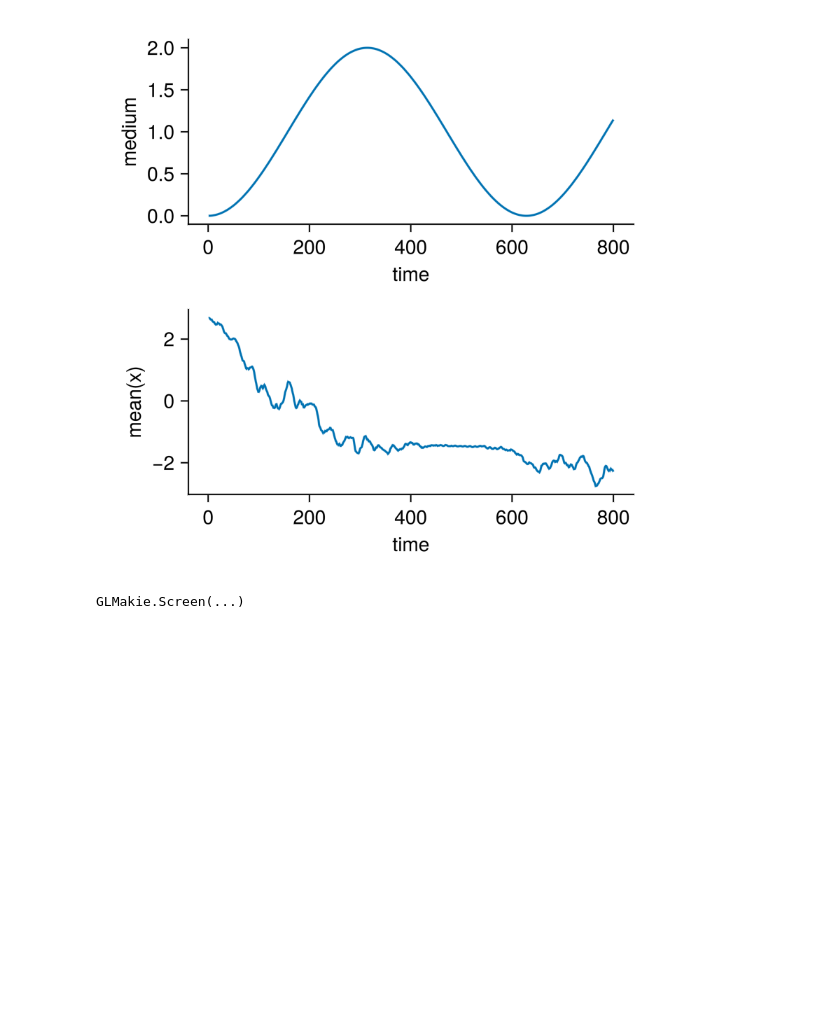
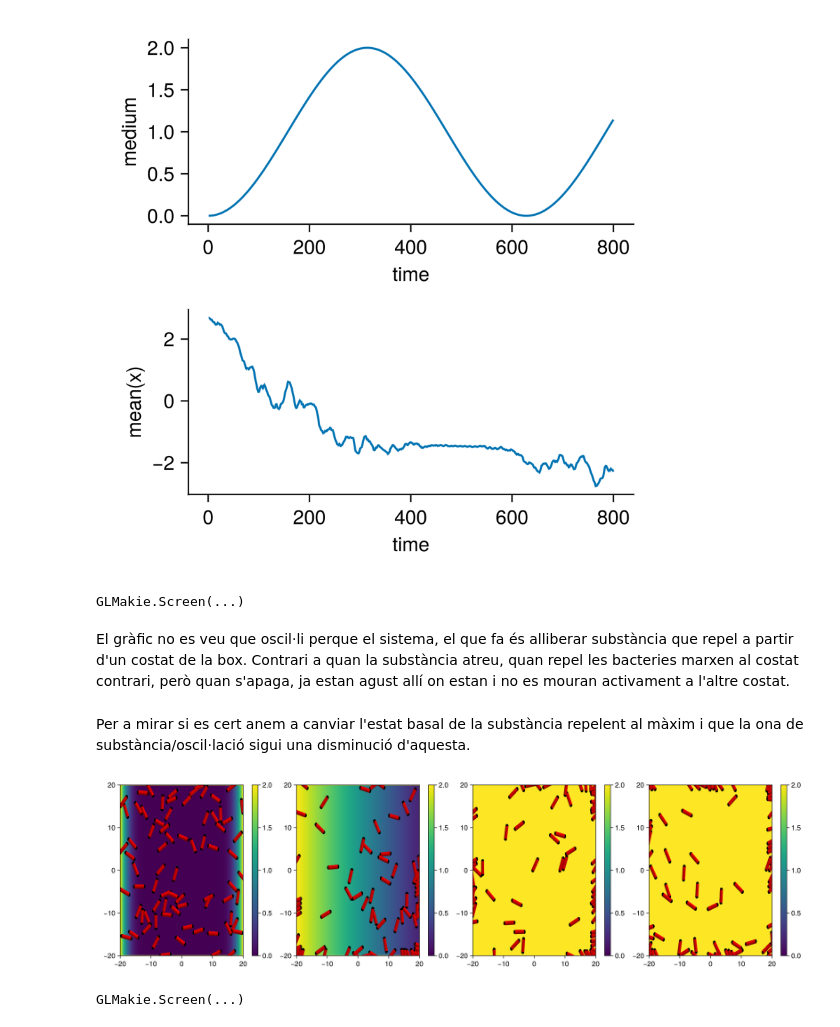
Before and after one commit to jmarib/CellBasedModels.jl, a Jupyter notebook: examples/chemorepellant_osci.ipynb, the cells around one changed output. Saved outputs shown, nothing was run; the diff lists cells and outputs as text; code cells hidden in the pictures; blank space fills up the shorter version.

```diff
--- a/examples/chemorepellant_osci.ipynb
+++ b/examples/chemorepellant_osci.ipynb
@@ -512,3 +512,7 @@ display(fig)
 # %% [output]
 [figure]
 GLMakie.Screen(...)
+# %% [markdown]
+El gràfic no es veu que oscil·li perque el sistema, el que fa és alliberar substància que repel a partir d'un costat de la box. Contrari a quan la substància atreu, quan repel les bacteries marxen al costat contrari, però quan s'apaga, ja estan agust allí on estan i no es mouran activament a l'altre costat.
+# %% [markdown]
+Per a mirar si es cert anem a canviar l'estat basal de la substància repelent al màxim i que la ona de substància/oscil·lació sigui una disminució d'aquesta.
@@ -514,0 +671,39 @@ GLMakie.Screen(...)
+# %%
+fig = Figure(size=(1800,400))
+
+for (j,i) in enumerate(1:round(Int,length(com)/4):length(com))
+    begin
+        d = getParameter(com,[:x,:y,:d,:l,:theta,:pressure,:mm])
+
+        ax = Axis(fig[1,2*j-1])
+
+        m = heatmap!(ax,
+                range(com.simBox[1,1],com.simBox[1,2],length=size(com.mm)[1]),
+                range(com.simBox[2,1],com.simBox[2,2],length=size(com.mm)[1]),
+                d[:mm][i],
+                colorrange=(0,2.)
+            )
+
+        xlims!(com.simBox[1,:]...)
+        ylims!(com.simBox[2,:]...)
+
+        x = Observable(d[:x][i])
+        y = Observable(d[:y][i])
+        xs1 = Observable(d[:x][i]+d[:l][i]./2 .*cos.(d[:theta][i]))
+        ys1 = Observable(d[:y][i]+d[:l][i]./2 .*sin.(d[:theta][i]))
+        xs2 = Observable(d[:x][i]-d[:l][i]./2 .*cos.(d[:theta][i]))
+        ys2 = Observable(d[:y][i]-d[:l][i]./2 .*sin.(d[:theta][i]))
+        ms = Observable([Point3f(i/2,i/2,0) for i in d[:d][i]])
+        mc = Observable([Point3f(ll,dd/2,dd/2) for (ll,dd) in zip(d[:l][i],d[:d][i])])
+        theta = Observable(d[:theta][i])
+
+        plotRods2D!(ax,x,y,xs1,ys1,xs2,ys2,ms,mc,theta,color=:red)
+
+        Colorbar(fig[1,2*j],m)
+    end
+end
+
+display(fig)
+# %% [output]
+[figure, added]
+GLMakie.Screen(...)
```
Also changed, not shown: parts of 4 cells of this notebook, 3 other files.
